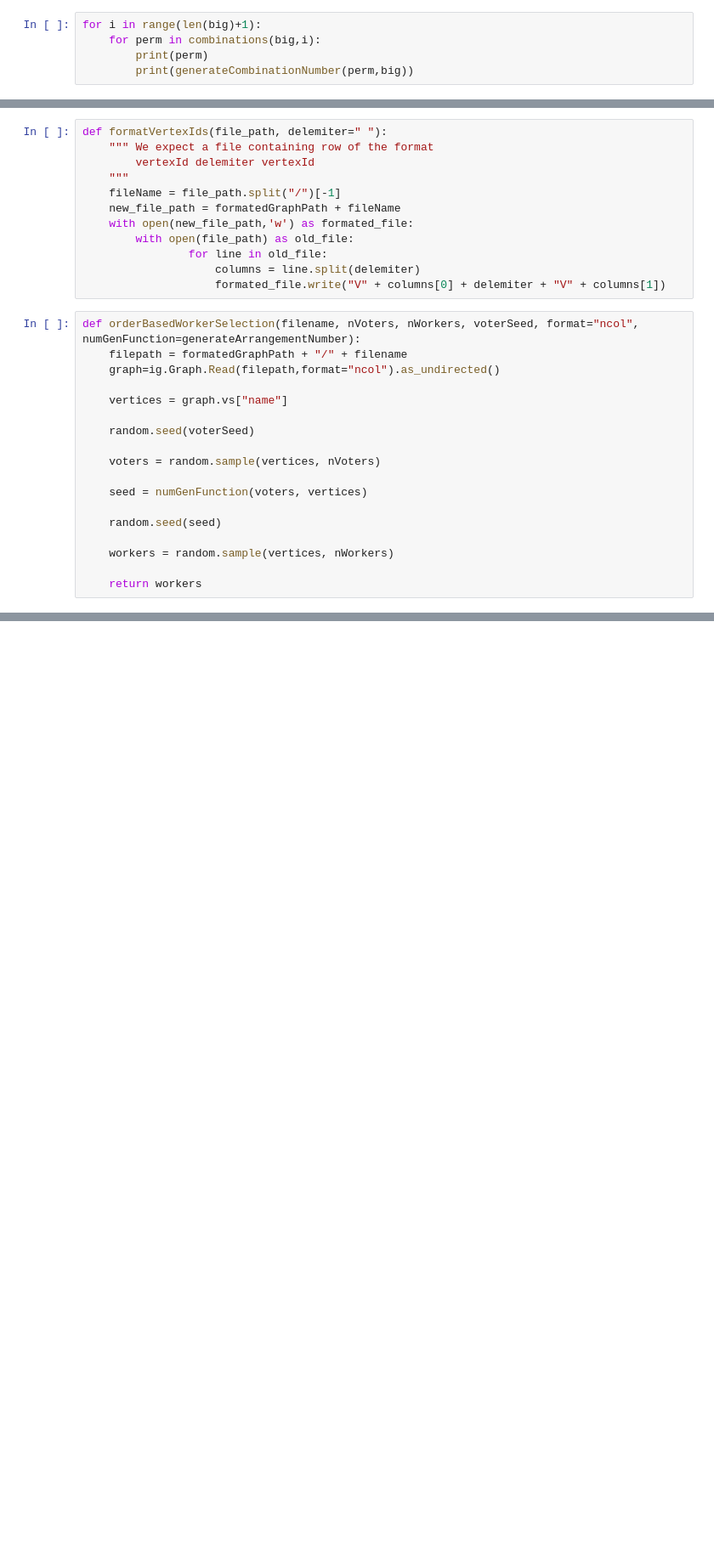
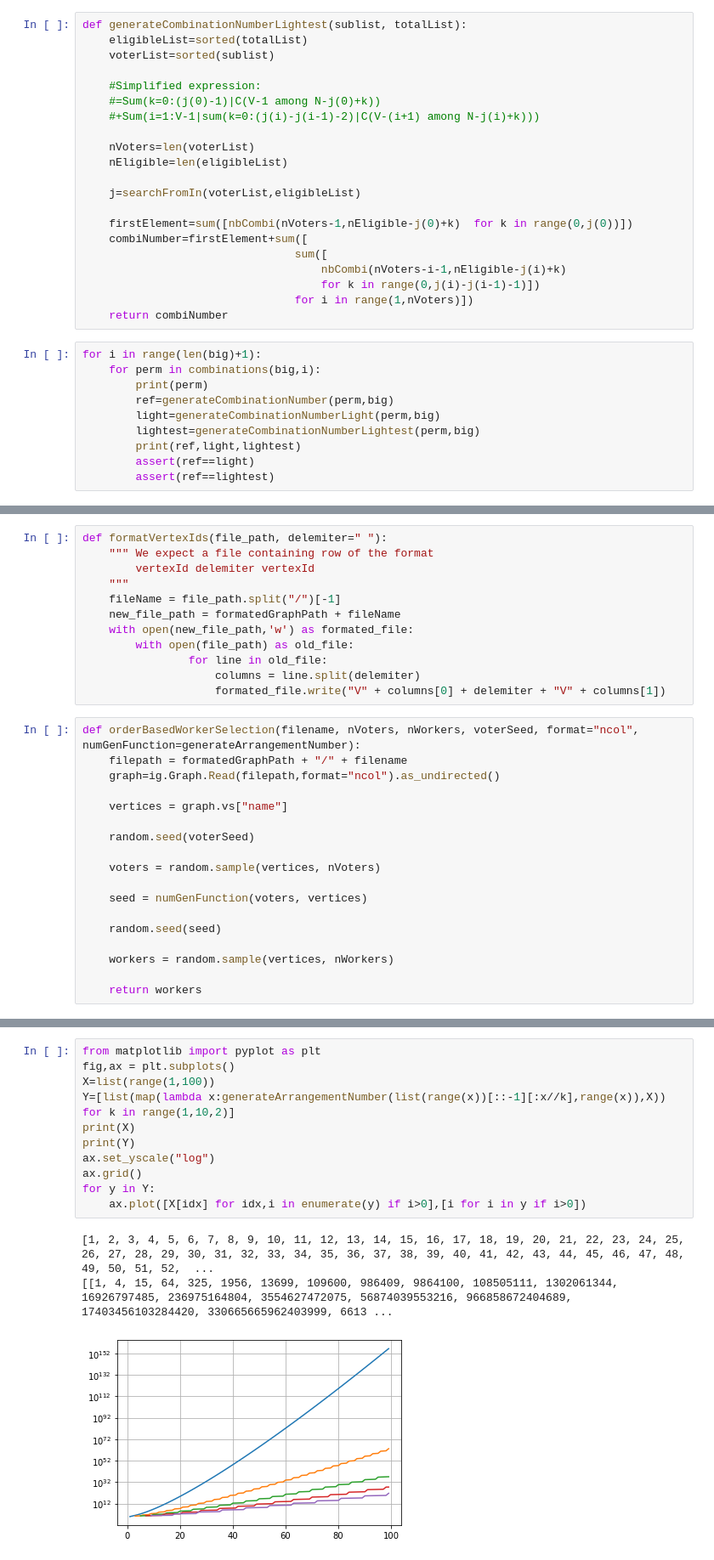
Before and after one commit to mbettinger/collusion-resistant-worker-set-selection, a Jupyter notebook: notebooks/referendum_blockchain_simulation.ipynb, the cells around one changed output, grey strips where cells are left out. Shown at 85% size. Saved outputs shown, nothing was run; the diff lists cells and outputs as text; blank space fills up the shorter version.

Commit message:
Numbering corrections

```diff
--- a/notebooks/referendum_blockchain_simulation.ipynb
+++ b/notebooks/referendum_blockchain_simulation.ipynb
@@ -37,7 +66,33 @@ for i in range(len(big)+1):
+# %%
+def generateCombinationNumberLightest(sublist, totalList):
+    eligibleList=sorted(totalList)
+    voterList=sorted(sublist)
+
+    #Simplified expression:
+    #=Sum(k=0:(j(0)-1)|C(V-1 among N-j(0)+k))
+    #+Sum(i=1:V-1|sum(k=0:(j(i)-j(i-1)-2)|C(V-(i+1) among N-j(i)+k)))
+
+    nVoters=len(voterList)
+    nEligible=len(eligibleList)
+
+    j=searchFromIn(voterList,eligibleList)
+
+    firstElement=sum([nbCombi(nVoters-1,nEligible-j(0)+k)  for k in range(0,j(0))])
+    combiNumber=firstElement+sum([
+                                sum([
+                                    nbCombi(nVoters-i-1,nEligible-j(i)+k)
+                                    for k in range(0,j(i)-j(i-1)-1)])
+                                for i in range(1,nVoters)])
+    return combiNumber
 # %%
 for i in range(len(big)+1):
     for perm in combinations(big,i):
         print(perm)
-        print(generateCombinationNumber(perm,big))
+        ref=generateCombinationNumber(perm,big)
+        light=generateCombinationNumberLight(perm,big)
+        lightest=generateCombinationNumberLightest(perm,big)
+        print(ref,light,lightest)
+        assert(ref==light)
+        assert(ref==lightest)
 # %% [output]
 ()
@@ -132,0 +190,15 @@ workersList=orderBasedWorkerSelection("facebook_combined.txt", 85, 100)
+# %%
+from matplotlib import pyplot as plt
+fig,ax = plt.subplots()
+X=list(range(1,100))
+Y=[list(map(lambda x:generateArrangementNumber(list(range(x))[::-1][:x//k],range(x)),X)) for k in range(1,10,2)]
+print(X)
+print(Y)
+ax.set_yscale("log")
+ax.grid()
+for y in Y:
+    ax.plot([X[idx] for idx,i in enumerate(y) if i>0],[i for i in y if i>0])
+# %% [output]
+[1, 2, 3, 4, 5, 6, 7, 8, 9, 10, 11, 12, 13, 14, 15, 16, 17, 18, 19, 20, 21, 22, 23, 24, 25, 26, 27, 28, 29, 30, 31, 32, 33, 34, 35, 36, 37, 38, 39, 40, 41, 42, 43, 44, 45, 46, 47, 48, 49, 50, 51, 52,  ...
+[[1, 4, 15, 64, 325, 1956, 13699, 109600, 986409, 9864100, 108505111, 1302061344, 16926797485, 236975164804, 3554627472075, 56874039553216, 966858672404689, 17403456103284420, 330665665962403999, 6613 ...
+[figure, added]
```
Also changed, not shown: parts of 6 cells of this notebook, 4 other files.
